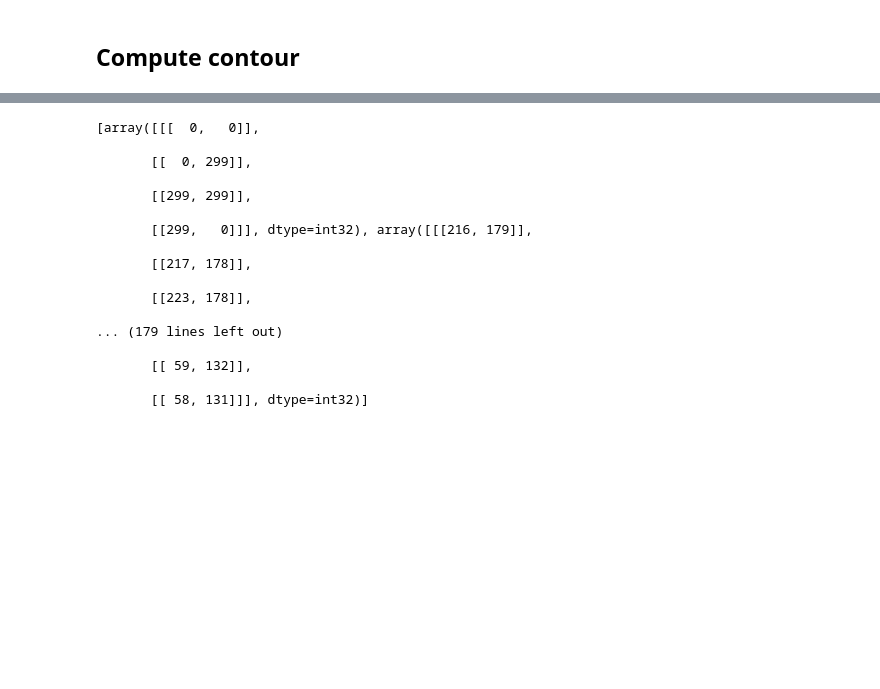
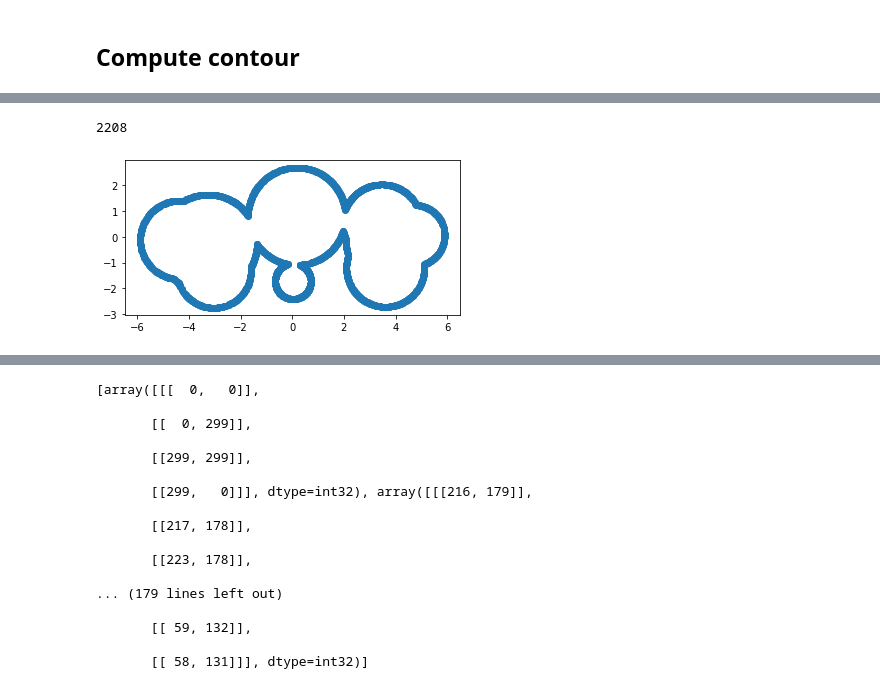
Before and after one commit to ju-leon/bachelor-thesis, a Jupyter notebook: Slice.ipynb, the cells around one changed output, grey strips where cells are left out. Cells and saved outputs as stored; diff of their text form; code cells hidden in the pictures; blank space fills up the shorter version.

```diff
--- a/Slice.ipynb
+++ b/Slice.ipynb
@@ -299,0 +353,17 @@ print(coeffs)
+# %%
+contour_cleaned = copy.deepcopy(contour_points)
+for point in contour_points:
+    for node in largest_cc:
+        if distance(point[0], point[1], current_atoms[node][1][0], current_atoms[node][1][1]) <  current_atoms[node][1][2]:
+            if point in contour_cleaned:
+                contour_cleaned.remove(point)
+
+print(len(contour_cleaned))
+fig = plt.figure()
+ax = fig.add_subplot(111)
+ax.scatter(*zip(*list(contour_cleaned)))
+ax.set_aspect('equal')
+plt.show()
+# %% [output]
+2208
+[figure, added]
```
Also changed, not shown: parts of 12 cells of this notebook.
